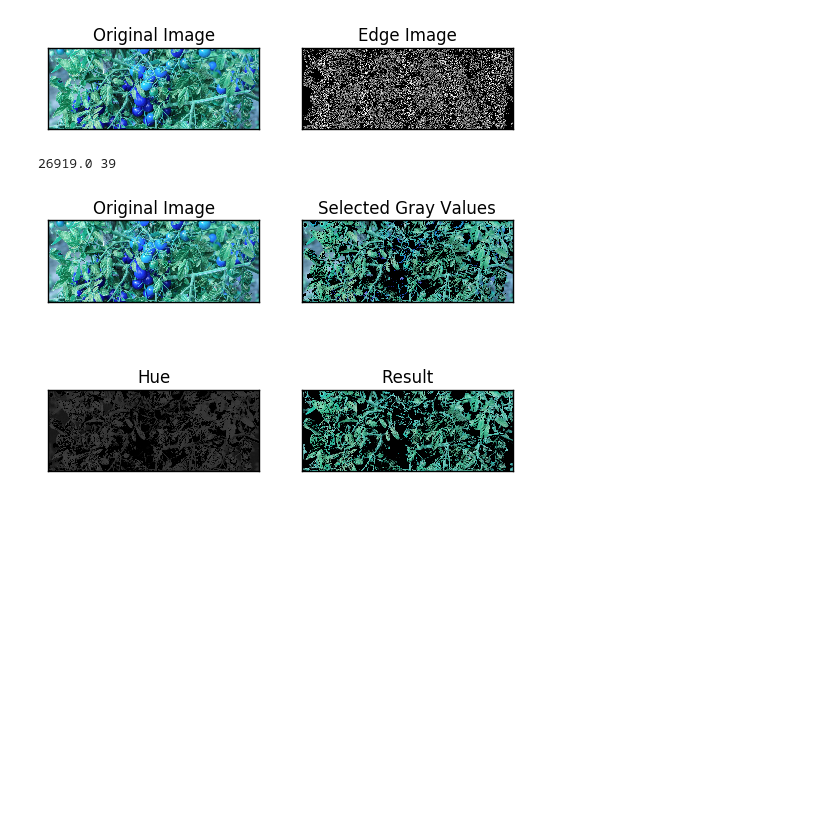
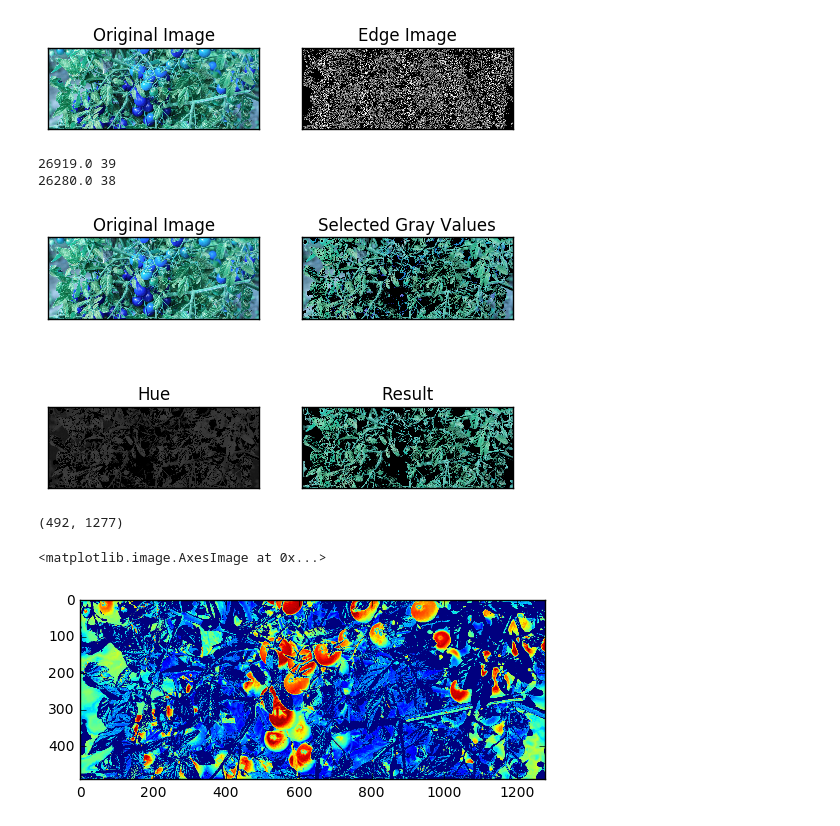
Before and after one commit to achbogga/saahas, a Jupyter notebook: detect_color.py.ipynb, the cells around one changed output. Drawn from its saved outputs; the diff is of its cells as text; code cells hidden in the pictures; blank space fills up the shorter version.

```diff
--- a/detect_color.py.ipynb
+++ b/detect_color.py.ipynb
@@ -153,9 +153,10 @@ plt.show()
 import cv2
 import numpy as np
 from matplotlib import pyplot as plt
-
+from copy import deepcopy
 
 img = cv2.imread('t1.png')
+#img = cv2.cvtColor(image, cv2.COLOR_BGR2RGB)
 
 #get rid of very bright and very dark regions
 delta=30
@@ -174,7 +175,13 @@ hue = HSV_img[:, :, 0]
 hist = cv2.calcHist([hue],[0],None,[256],[0,256])
 hist= hist[1:, :] #suppress black value
 elem = np.argmax(hist)
+hist_new = deepcopy(hist)
+hist_new[elem] = 0
+new_elem = np.argmax(hist_new)
+#elem = hist.argsort()[-3:][::-1][1]
+elem = new_elem
 print np.max(hist), np.argmax(hist)
+print np.max(hist_new), np.argmax(hist_new)
 
 tolerance=10
 lower_gray = np.array([elem-tolerance, 0,0])
@@ -184,7 +191,6 @@ mask = cv2.inRange(HSV_img, lower_gray, upper_gray)
 # Bitwise-AND mask and original image
 res2 = cv2.bitwise_and(img,img, mask= mask)
 
-
 titles = ['Original Image', 'Selected Gray Values', 'Hue', 'Result']
 images = [img, res, hue, res2]
 for i in xrange(4):
@@ -194,4 +200,16 @@ for i in xrange(4):
 plt.show()
 # %% [output]
 26919.0 39
+26280.0 38
 [figure]
+# %%
+res3 = images[0]-images[3]
+res4 = cv2.cvtColor(res3, cv2.COLOR_HSV2BGR)
+res5 = cv2.cvtColor(res4, cv2.COLOR_BGR2GRAY)
+# %%
+print res5.shape
+plt.imshow(res5)
+# %% [output]
+(492, 1277)
+<matplotlib.image.AxesImage at 0x...>
+[figure, added]
```
Also changed, not shown: 2 other files.
